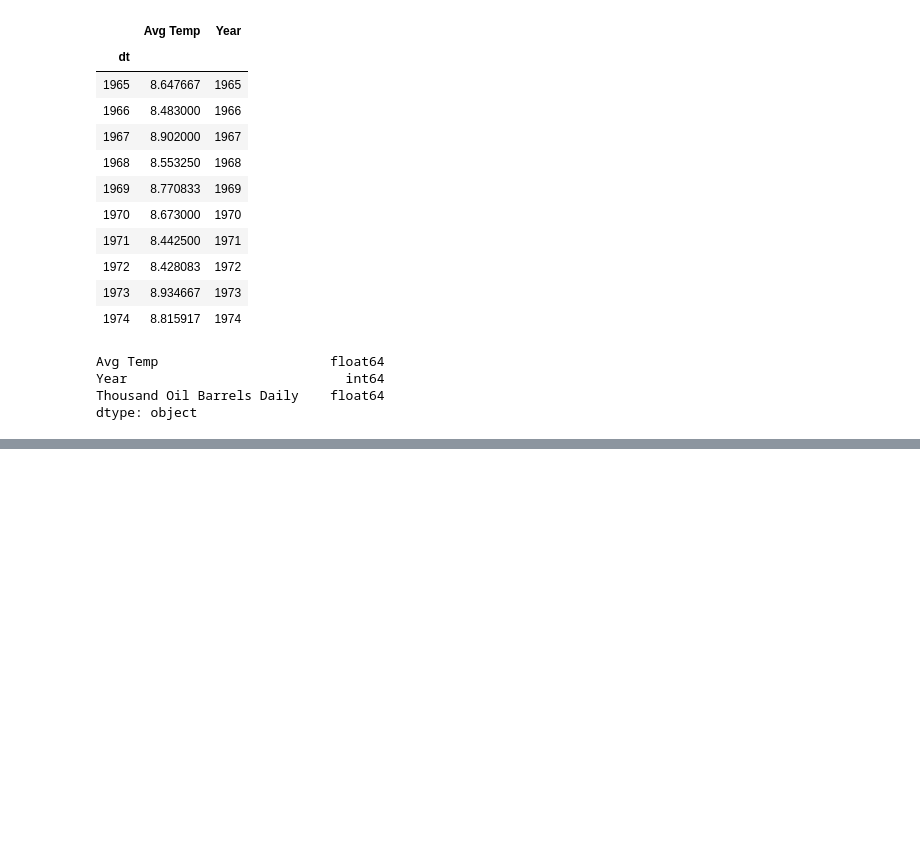
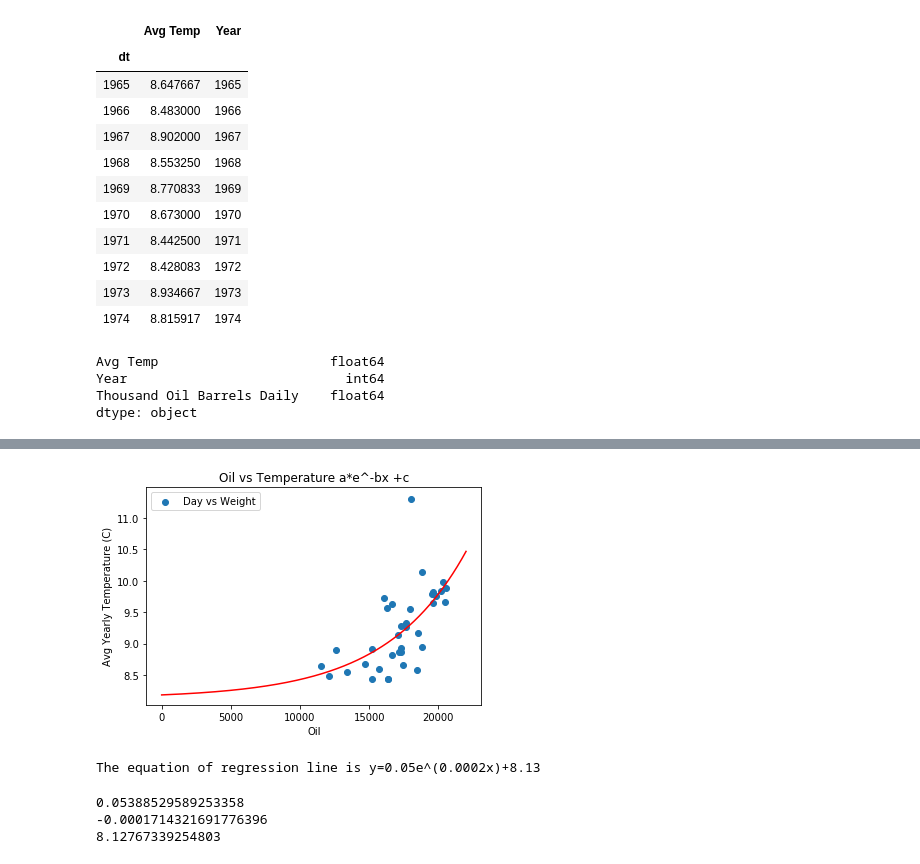
Before and after one commit to 0xyyyy/Climate_project, a Jupyter notebook: MachineLearning/machine_learning.ipynb, the cells around one changed output, grey strips where cells are left out. Drawn from its saved outputs; the diff is of its cells as text; code cells hidden in the pictures; blank space fills up the shorter version.

```diff
--- a/MachineLearning/machine_learning.ipynb
+++ b/MachineLearning/machine_learning.ipynb
@@ -101,0 +205,34 @@ print(yhat)
+# %%
+import numpy as np
+import matplotlib.pyplot as plt
+from scipy.optimize import curve_fit
+%matplotlib inline
+
+def func(x, a, b, c):
+    return a * np.exp(-b * x) + c
+# %%
+popt, pcov = curve_fit(func, X_data, y_data, p0=[1, 1e-6, 1])
+x_plot=np.linspace(0,22000,10000)
+plt.plot(x_plot, func(x_plot, *popt), 'r-')
+plt.scatter(X_data,y_data,label='Day vs Weight')
+plt.title("Oil vs Temperature a*e^-bx +c")
+plt.xlabel('Oil')
+plt.ylabel('Avg Yearly Temperature (C)')
+plt.legend()
+plt.show()
+# equation
+a=popt[0].round(2)
+b=popt[1].round(4)
+c=popt[2].round(2)
+print(f'The equation of regression line is y={a}e^({-b}x)+{c}')
+# %% [output]
+[figure, added]
+The equation of regression line is y=0.05e^(0.0002x)+8.13
+# %%
+print(popt[0])
+print(popt[1])
+print(popt[2])
+# %% [output]
+0.05388529589253358
+-0.0001714321691776396
+8.12767339254803
```
Also changed, not shown: parts of 15 cells of this notebook, 3 other files.
